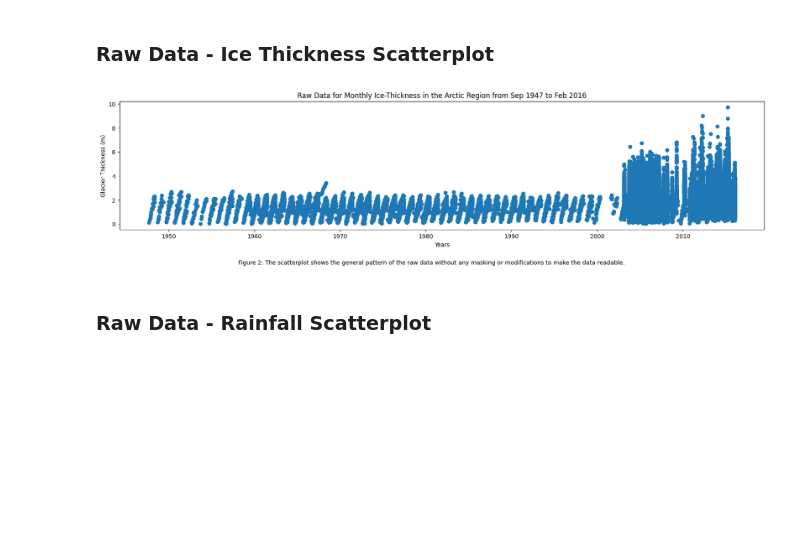
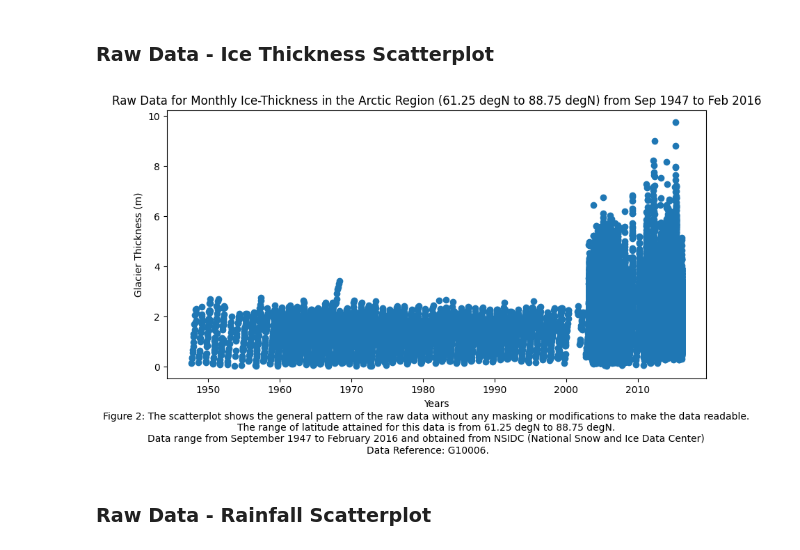
Before and after one commit to gardeneda/Arctic-Ice-vs-Precipitation, a Jupyter notebook: data_management.ipynb, the cells around one changed output. Drawn from its saved outputs; the diff is of its cells as text; code cells hidden in the pictures; blank space fills up the shorter version.

```diff
--- a/data_management.ipynb
+++ b/data_management.ipynb
@@ -338,16 +341,19 @@ plt.show()
 # %%
 ## PLOTTING RAW DATA TO A SCATTERPLOT TO UNDERSTAND THE OVERLAY OF IT BETTER.
 
-plt.figure(figsize=(20, 4))
+plt.figure(figsize=(10, 5))
 plt.scatter(avg_thkns.index, avg_thkns)
 plt.xlabel("Years")
 plt.ylabel("Glacier Thickness (m)")
-plt.title("Raw Data for Monthly Ice-Thickness in the Arctic Region from Sep 1947 to Feb 2016")
-plt.figtext(0.5, -0.1, "Figure 2: The scatterplot shows the general pattern of the raw data without any masking or modifications to make the data readable."
-            , wrap=True, horizontalalignment='center', fontsize=10)
+plt.title("Raw Data for Monthly Ice-Thickness in the Arctic Region (61.25 degN to 88.75 degN) from Sep 1947 to Feb 2016")
+plt.figtext(0.5, -0.1, "Figure 2: The scatterplot shows the general pattern of the raw data without any masking or modifications to make the data readable. \n" +
+                        "The range of latitude attained for this data is from 61.25 degN to 88.75 degN. \n" +
+                        "Data range from September 1947 to February 2016 and obtained from NSIDC (National Snow and Ice Data Center) \n" +
+                        "Data Reference: G10006."
+                        , wrap=True, horizontalalignment='center', fontsize=10)
 plt.show()
 # %% [output]
-[figure, old version]
+[figure, new version]
 # %% [markdown]
 <h3>Raw Data - Rainfall Scatterplot</h3>
 # %%
```
Also changed, not shown: parts of 17 cells of this notebook, 1 other file.
